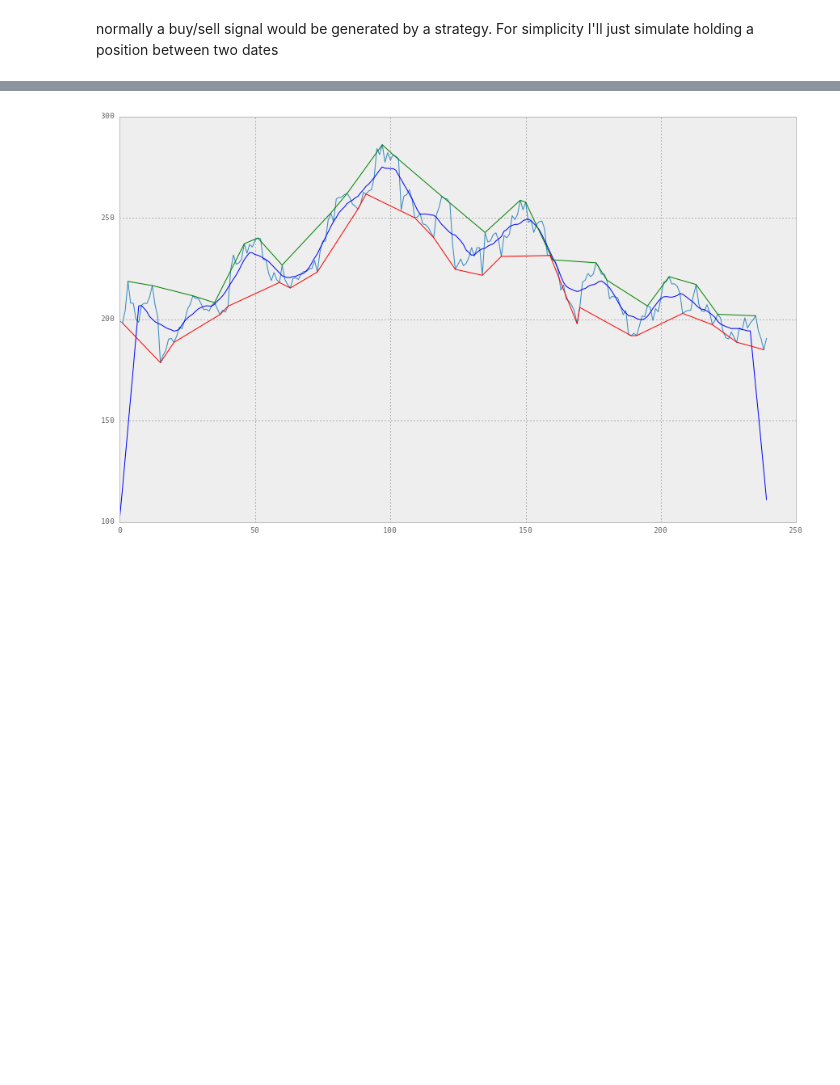
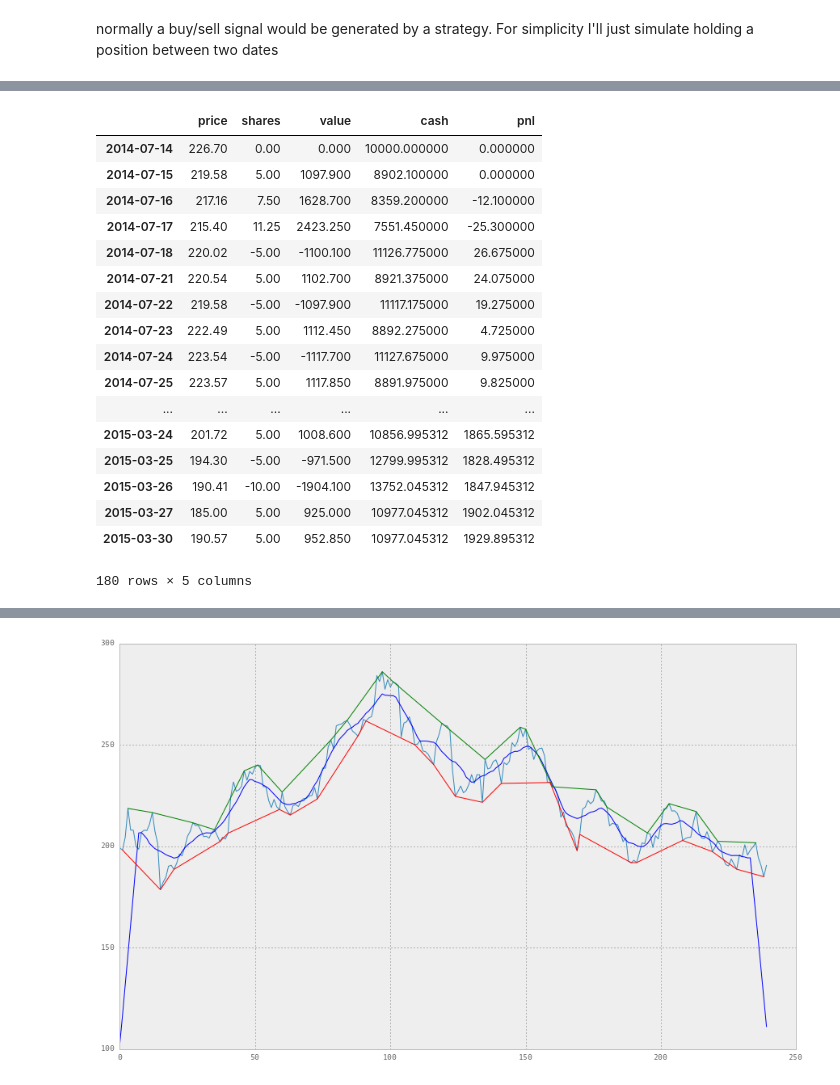
Before and after one commit to fraka6/trading-with-python, a Jupyter notebook: notebooks/explore_automatic_trading.ipynb, the cells around one changed output, grey strips where cells are left out. Cells and saved outputs as stored; diff of their text form; code cells hidden in the pictures; blank space fills up the shorter version.

```diff
--- a/notebooks/explore_automatic_trading.ipynb
+++ b/notebooks/explore_automatic_trading.ipynb
@@ -159,0 +168,21 @@ title('all strategy data')
+# %%
+bt.data
+# %% [output]
+|  | price | shares | value | cash | pnl |
+| 2014-07-14 | 226.70 | 0.00 | 0.000 | 10000.000000 | 0.000000 |
+| 2014-07-15 | 219.58 | 5.00 | 1097.900 | 8902.100000 | 0.000000 |
+| 2014-07-16 | 217.16 | 7.50 | 1628.700 | 8359.200000 | -12.100000 |
+| 2014-07-17 | 215.40 | 11.25 | 2423.250 | 7551.450000 | -25.300000 |
+| 2014-07-18 | 220.02 | -5.00 | -1100.100 | 11126.775000 | 26.675000 |
+| 2014-07-21 | 220.54 | 5.00 | 1102.700 | 8921.375000 | 24.075000 |
+| 2014-07-22 | 219.58 | -5.00 | -1097.900 | 11117.175000 | 19.275000 |
+| 2014-07-23 | 222.49 | 5.00 | 1112.450 | 8892.275000 | 4.725000 |
+| 2014-07-24 | 223.54 | -5.00 | -1117.700 | 11127.675000 | 9.975000 |
+| 2014-07-25 | 223.57 | 5.00 | 1117.850 | 8891.975000 | 9.825000 |
+| ... | ... | ... | ... | ... | ... |
+| 2015-03-24 | 201.72 | 5.00 | 1008.600 | 10856.995312 | 1865.595312 |
+| 2015-03-25 | 194.30 | -5.00 | -971.500 | 12799.995312 | 1828.495312 |
+| 2015-03-26 | 190.41 | -10.00 | -1904.100 | 13752.045312 | 1847.945312 |
+| 2015-03-27 | 185.00 | 5.00 | 925.000 | 10977.045312 | 1902.045312 |
+| 2015-03-30 | 190.57 | 5.00 | 952.850 | 10977.045312 | 1929.895312 |
+180 rows × 5 columns
```
Also changed, not shown: parts of 3 cells of this notebook, 1 other file.
